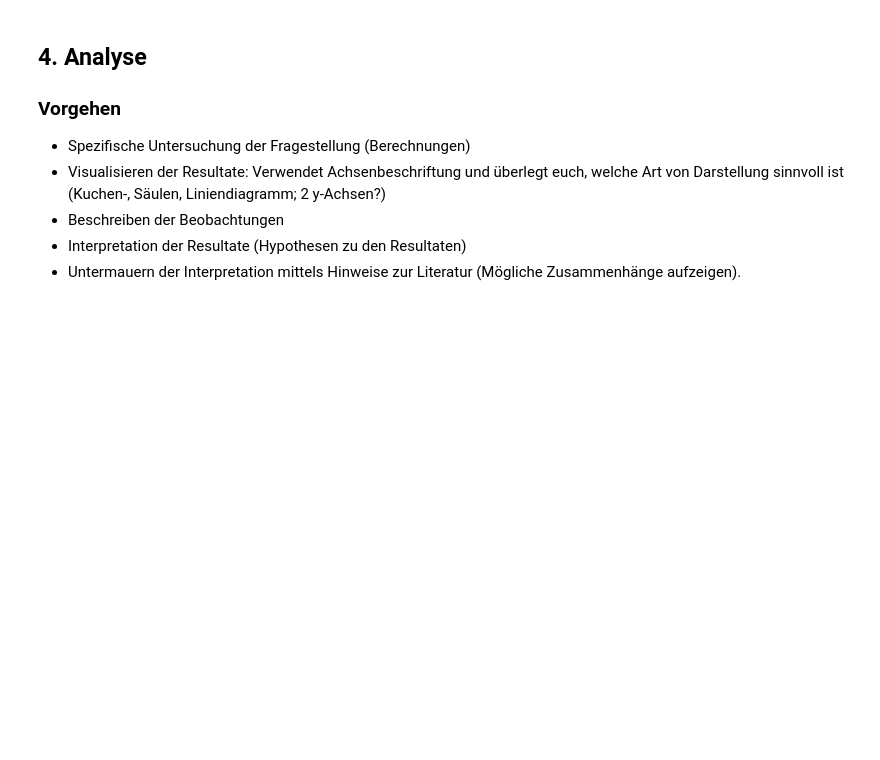
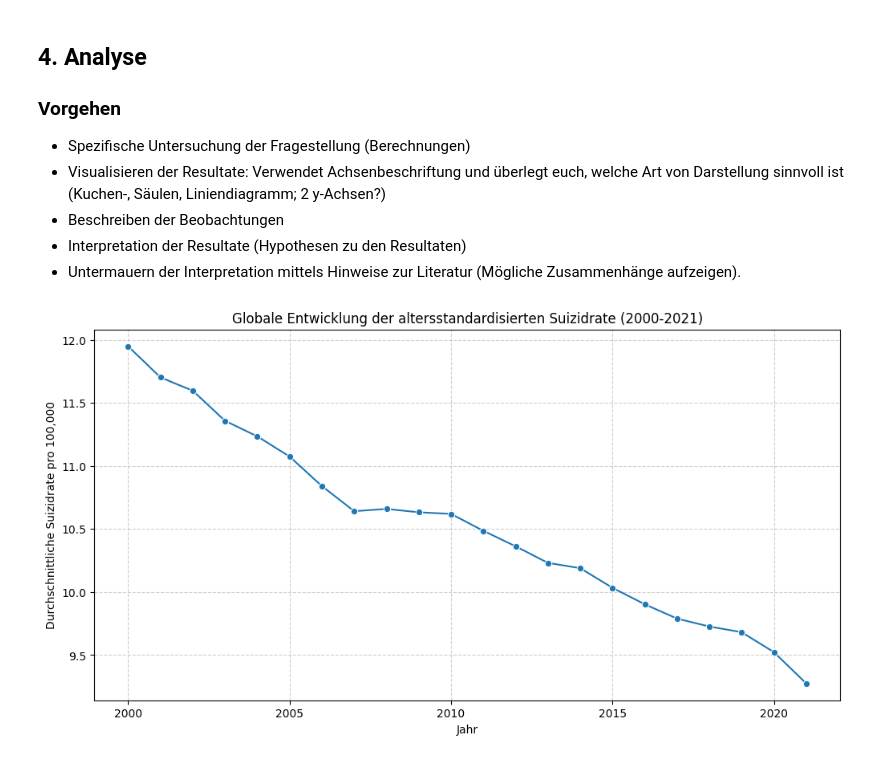
Before and after one commit to delucgia/LN_Python, a Jupyter notebook: python_ln.ipynb, the cells around one changed output. Cells and saved outputs as stored; diff of their text form; code cells hidden in the pictures; blank space fills up the shorter version.

```diff
--- a/python_ln.ipynb
+++ b/python_ln.ipynb
@@ -87,3 +129,20 @@ data_pivot.head()
 - Beschreiben der Beobachtungen
 - Interpretation der Resultate (Hypothesen zu den Resultaten)
 - Untermauern der Interpretation mittels Hinweise zur Literatur (Mögliche Zusammenhänge aufzeigen).
+# %%
+# 1. Durchschnittliche weltweite Suizidrate pro Jahr berechnen
+# (Gruppierung nach Jahr und Mittelwertbildung der SuicideRate)
+global_trend = data.groupby('Year')['SuicideRate'].mean().reset_index()
+
+# 2. Den globalen Trend als Liniendiagramm visualisieren
+plt.figure(figsize=(12, 6))
+sns.lineplot(data=global_trend, x='Year', y='SuicideRate', marker='o')
+
+# Achsen und Titel gemäß den Anforderungen beschriften
+plt.title('Globale Entwicklung der altersstandardisierten Suizidrate (2000-2021)')
+plt.xlabel('Jahr')
+plt.ylabel('Durchschnittliche Suizidrate pro 100,000')
+plt.grid(True, linestyle='--', alpha=0.6)
+plt.show()
+# %% [output]
+[figure, added]
```
Also changed, not shown: parts of 3 cells of this notebook.
